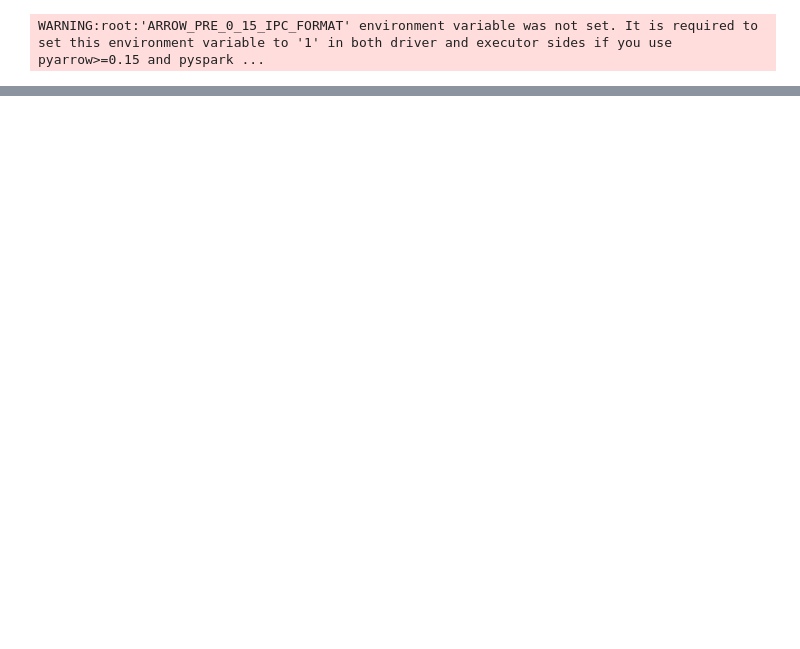
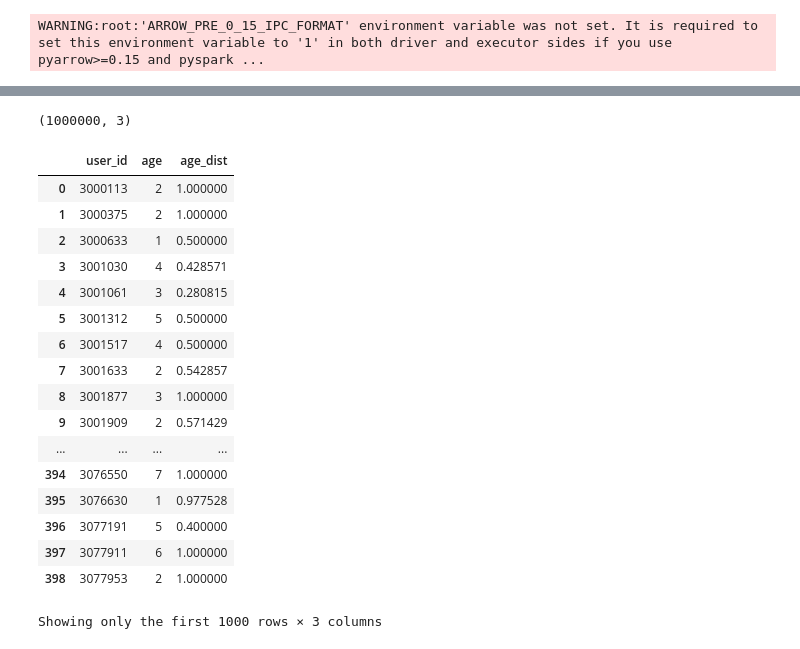
Before and after one commit to zuoxiaolei/TencetAD2020, a Jupyter notebook: ad_eda.ipynb, the cells around one changed output, grey strips where cells are left out. Drawn from its saved outputs; the diff is of its cells as text; code cells hidden in the pictures; blank space fills up the shorter version.

```diff
--- a/ad_eda.ipynb
+++ b/ad_eda.ipynb
@@ -70,0 +150,17 @@ print(encode_result.nunique())
+# %%
+sql = '''
+SELECT a.user_id,
+       a.age,
+       a.age_dist
+FROM (
+         SELECT a.user_id,
+                b.age,
+                b.age_dist,
+                row_number() OVER (PARTITION BY user_id ORDER BY b.age_dist DESC) rn
+         FROM {test_click_log} a
+                  LEFT JOIN {age_data_dist} b
+                            ON a.creative_id = b.creative_id
+     ) a
+WHERE a.rn = 1
+'''
+test_age_pred_data = ks.sql(sql, test_click_log=test_click_log, age_data_dist=age_data_dist)
@@ -70,0 +176,25 @@ print(encode_result.nunique())
+# %%
+test_age_pred_data.shape
+# %% [output]
+(1000000, 3)
+# %%
+test_age_pred_data.cache()
+# %% [output]
+|  | user_id | age | age_dist |
+| 0 | 3000113 | 2 | 1.000000 |
+| 1 | 3000375 | 2 | 1.000000 |
+| 2 | 3000633 | 1 | 0.500000 |
+| 3 | 3001030 | 4 | 0.428571 |
+| 4 | 3001061 | 3 | 0.280815 |
+| 5 | 3001312 | 5 | 0.500000 |
+| 6 | 3001517 | 4 | 0.500000 |
+| 7 | 3001633 | 2 | 0.542857 |
+| 8 | 3001877 | 3 | 1.000000 |
+| 9 | 3001909 | 2 | 0.571429 |
+| ... | ... | ... | ... |
+| 394 | 3076550 | 7 | 1.000000 |
+| 395 | 3076630 | 1 | 0.977528 |
+| 396 | 3077191 | 5 | 0.400000 |
+| 397 | 3077911 | 6 | 1.000000 |
+| 398 | 3077953 | 2 | 1.000000 |
+Showing only the first 1000 rows × 3 columns
```
Also changed, not shown: parts of 29 cells of this notebook, 8 other files.
